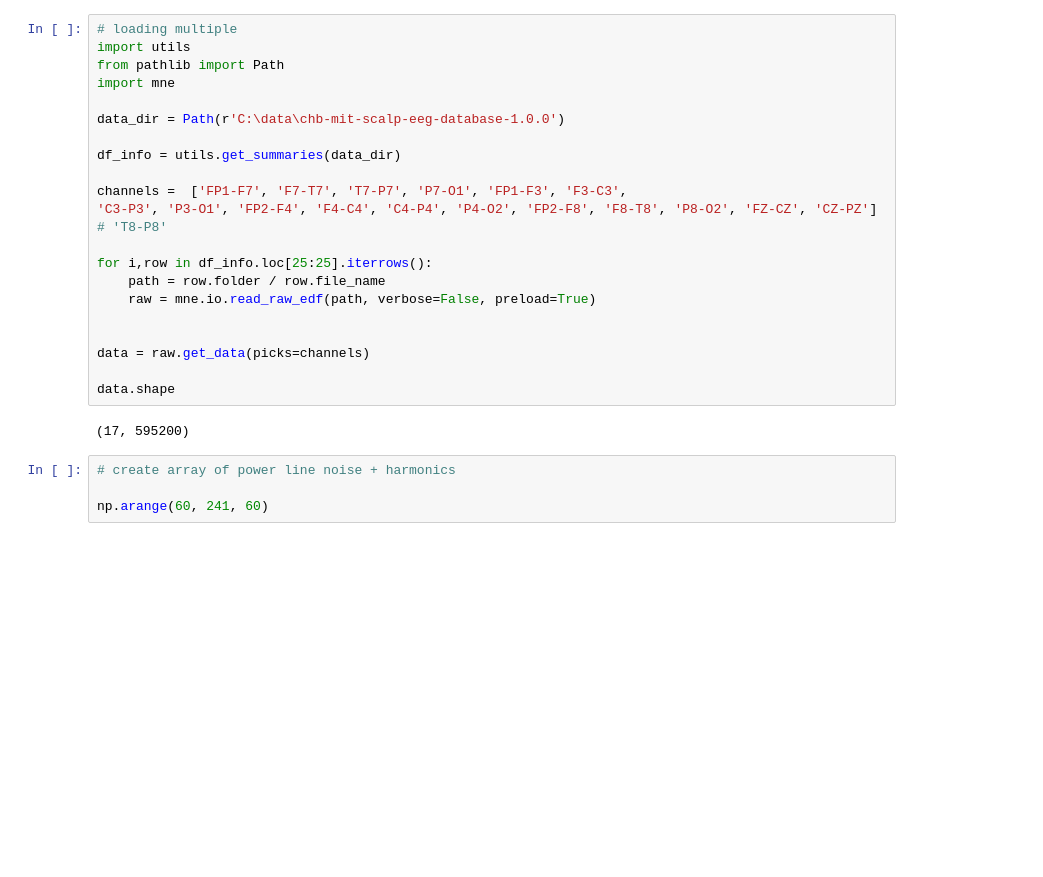
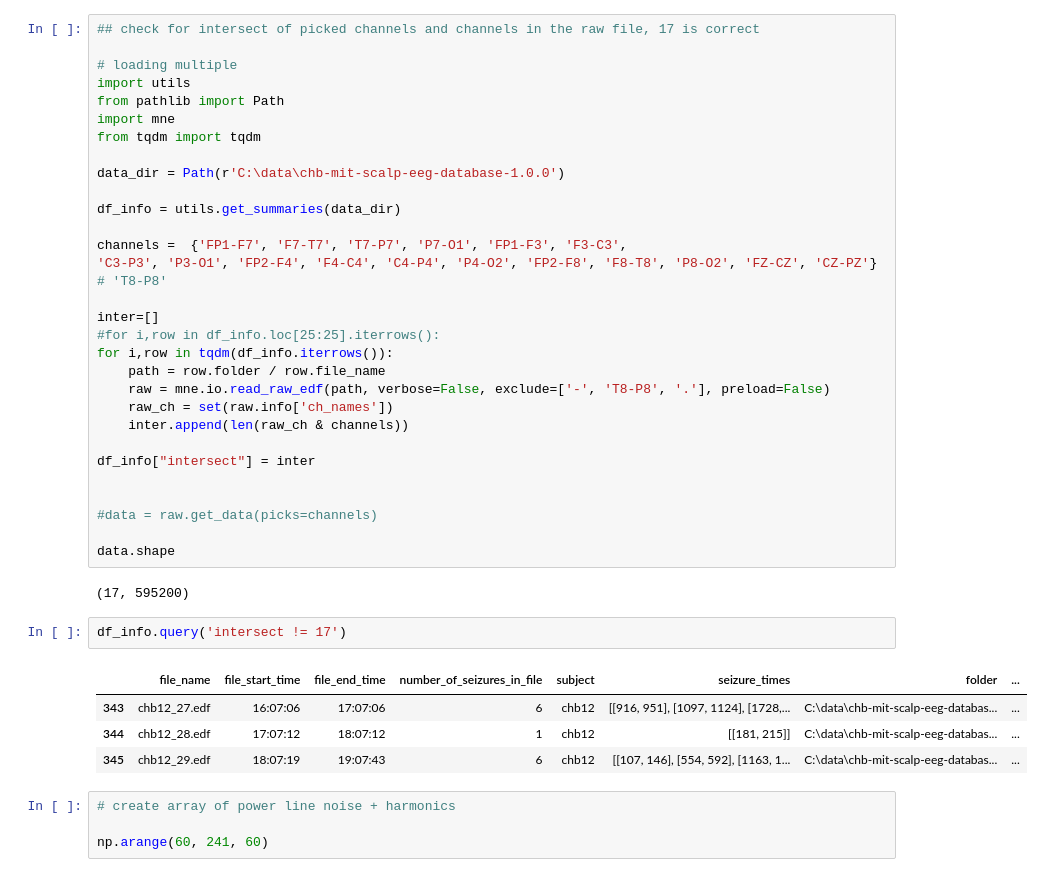
Before and after one commit to mattjdavis/eeg_classifier, a Jupyter notebook: demo_MNE_library.ipynb, the cells around one changed output. Drawn from its saved outputs; the diff is of its cells as text; blank space fills up the shorter version.

```diff
--- a/demo_MNE_library.ipynb
+++ b/demo_MNE_library.ipynb
@@ -63,28 +63,44 @@ data.shape
 
 raw_data.copy().crop(tmin=10, tmax=12.5)
 # %%
+## check for intersect of picked channels and channels in the raw file, 17 is correct
+
 # loading multiple
 import utils
 from pathlib import Path
 import mne
+from tqdm import tqdm
 
 data_dir = Path(r'C:\data\chb-mit-scalp-eeg-database-1.0.0')
 
 df_info = utils.get_summaries(data_dir)
 
-channels =  ['FP1-F7', 'F7-T7', 'T7-P7', 'P7-O1', 'FP1-F3', 'F3-C3',
-'C3-P3', 'P3-O1', 'FP2-F4', 'F4-C4', 'C4-P4', 'P4-O2', 'FP2-F8', 'F8-T8', 'P8-O2', 'FZ-CZ', 'CZ-PZ'] # 'T8-P8'
+channels =  {'FP1-F7', 'F7-T7', 'T7-P7', 'P7-O1', 'FP1-F3', 'F3-C3',
+'C3-P3', 'P3-O1', 'FP2-F4', 'F4-C4', 'C4-P4', 'P4-O2', 'FP2-F8', 'F8-T8', 'P8-O2', 'FZ-CZ', 'CZ-PZ'} # 'T8-P8'
 
-for i,row in df_info.loc[25:25].iterrows():
+inter=[]
+#for i,row in df_info.loc[25:25].iterrows():
+for i,row in tqdm(df_info.iterrows()):
     path = row.folder / row.file_name
-    raw = mne.io.read_raw_edf(path, verbose=False, preload=True)
+    raw = mne.io.read_raw_edf(path, verbose=False, exclude=['-', 'T8-P8', '.'], preload=False)
+    raw_ch = set(raw.info['ch_names'])
+    inter.append(len(raw_ch & channels))
+
+df_info["intersect"] = inter
 
 
-data = raw.get_data(picks=channels)
+#data = raw.get_data(picks=channels)
 
 data.shape
 # %% [output]
 (17, 595200)
+# %%
+df_info.query('intersect != 17')
+# %% [output]
+|  | file_name | file_start_time | file_end_time | number_of_seizures_in_file | subject | seizure_times | folder | ... |
+| 343 | chb12_27.edf | 16:07:06 | 17:07:06 | 6 | chb12 | [[916, 951], [1097, 1124], [1728,... | C:\data\chb-mit-scalp-eeg-databas... | ... |
+| 344 | chb12_28.edf | 17:07:12 | 18:07:12 | 1 | chb12 | [[181, 215]] | C:\data\chb-mit-scalp-eeg-databas... | ... |
+| 345 | chb12_29.edf | 18:07:19 | 19:07:43 | 6 | chb12 | [[107, 146], [554, 592], [1163, 1... | C:\data\chb-mit-scalp-eeg-databas... | ... |
 # %%
 # create array of power line noise + harmonics
 
```
Also changed, not shown: 2 other files.
